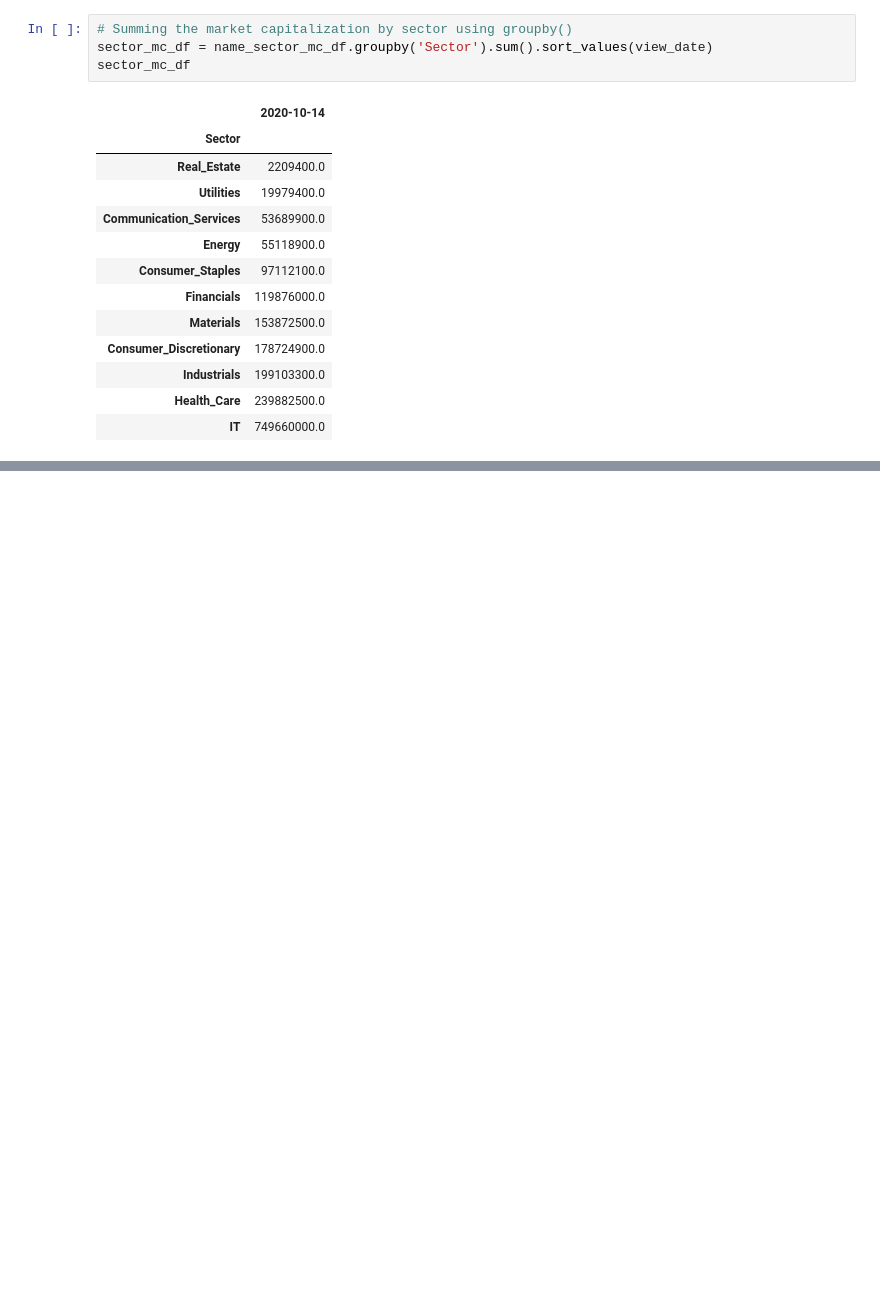
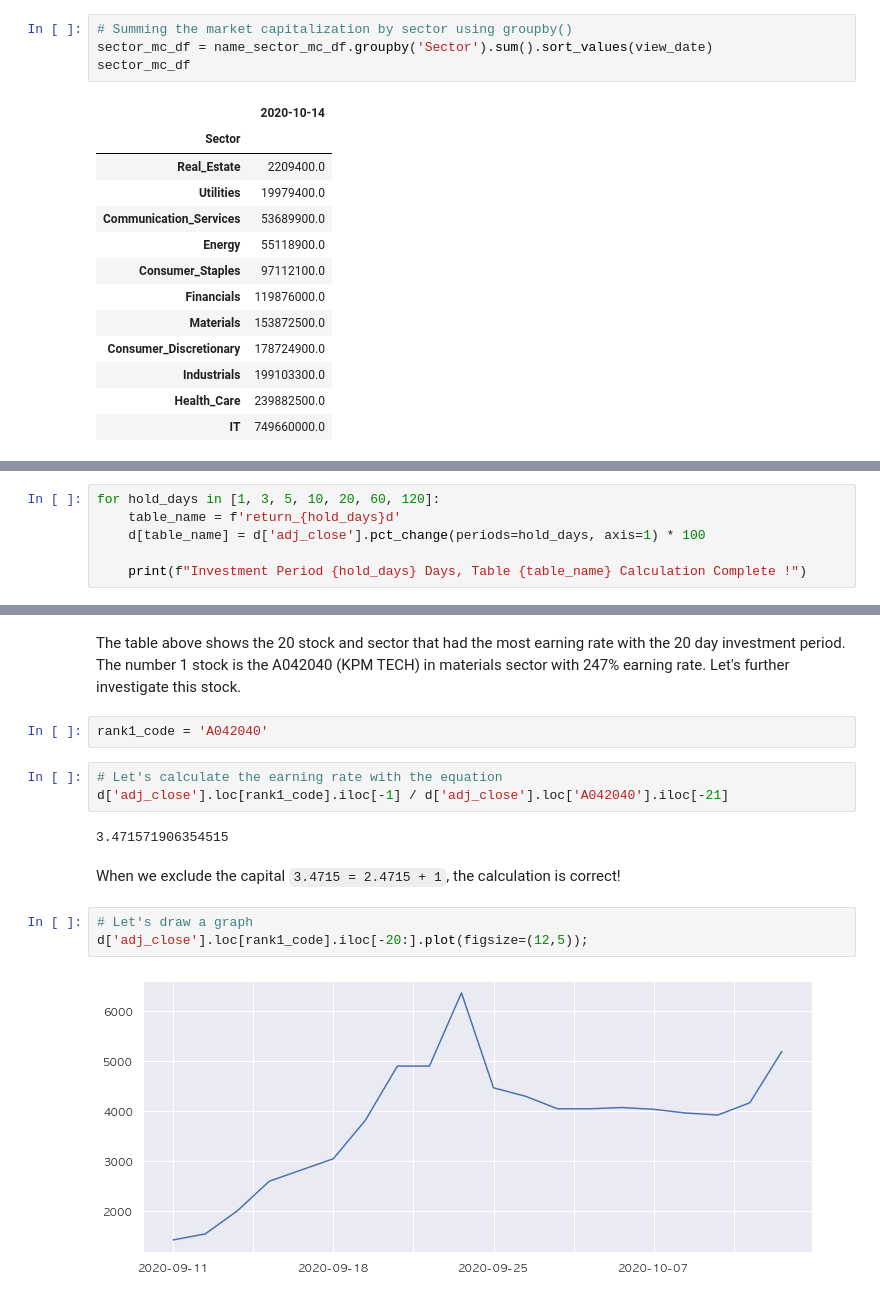
Before and after one commit to mjmax75/Stock_Analysis, a Jupyter notebook: stock_analysis.ipynb, the cells around one changed output, grey strips where cells are left out. Drawn from its saved outputs; the diff is of its cells as text; blank space fills up the shorter version.

Commit message:
data analysis based on earning rate

```diff
--- a/stock_analysis.ipynb
+++ b/stock_analysis.ipynb
@@ -308,0 +390,6 @@ sector_mc_df
+# %%
+for hold_days in [1, 3, 5, 10, 20, 60, 120]:
+    table_name = f'return_{hold_days}d'
+    d[table_name] = d['adj_close'].pct_change(periods=hold_days, axis=1) * 100
+
+    print(f"Investment Period {hold_days} Days, Table {table_name} Calculation Complete !")
@@ -308,0 +520,16 @@ sector_mc_df
+# %% [markdown]
+The table above shows the 20 stock and sector that had the most earning rate with the 20 day investment period. The number 1 stock is the A042040 (KPM TECH) in materials sector with 247% earning rate. Let's further investigate this stock.
+# %%
+rank1_code = 'A042040'
+# %%
+# Let's calculate the earning rate with the equation
+d['adj_close'].loc[rank1_code].iloc[-1] / d['adj_close'].loc['A042040'].iloc[-21]
+# %% [output]
+3.471571906354515
+# %% [markdown]
+When we exclude the capital `3.4715 = 2.4715 + 1`, the calculation is correct!
+# %%
+# Let's draw a graph
+d['adj_close'].loc[rank1_code].iloc[-20:].plot(figsize=(12,5));
+# %% [output]
+[figure, added]
```
Also changed, not shown: parts of 18 cells of this notebook.
